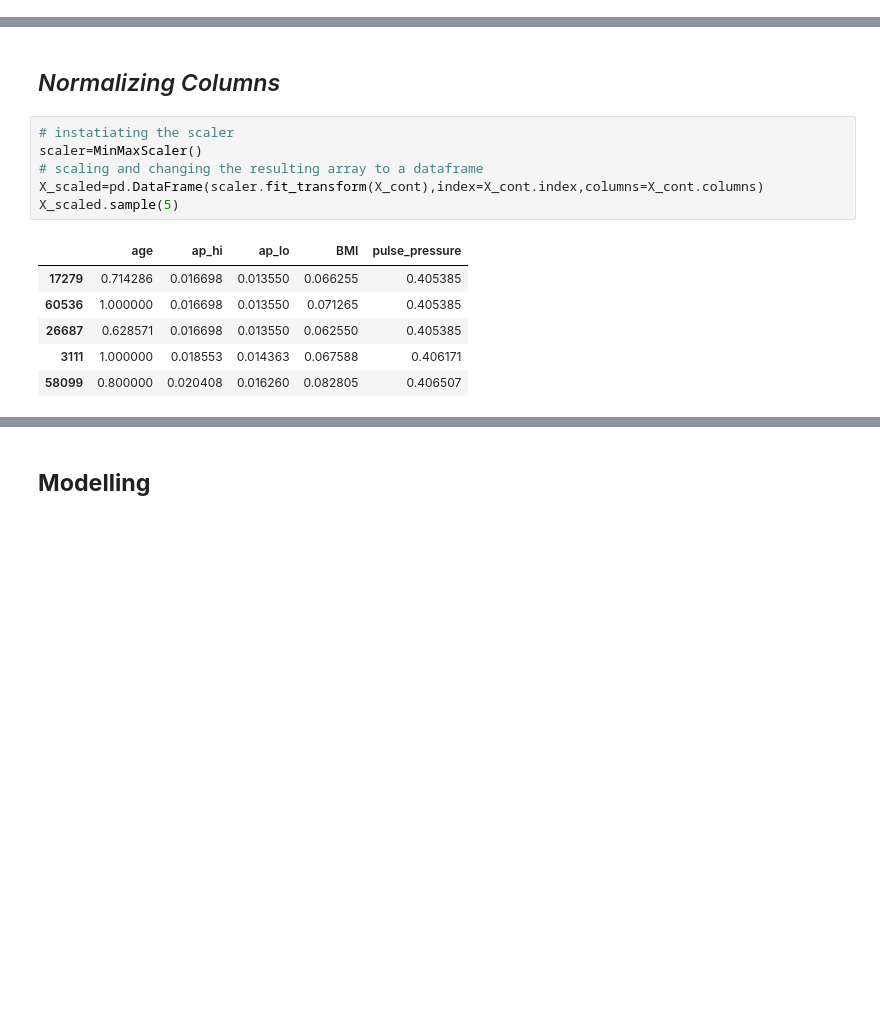
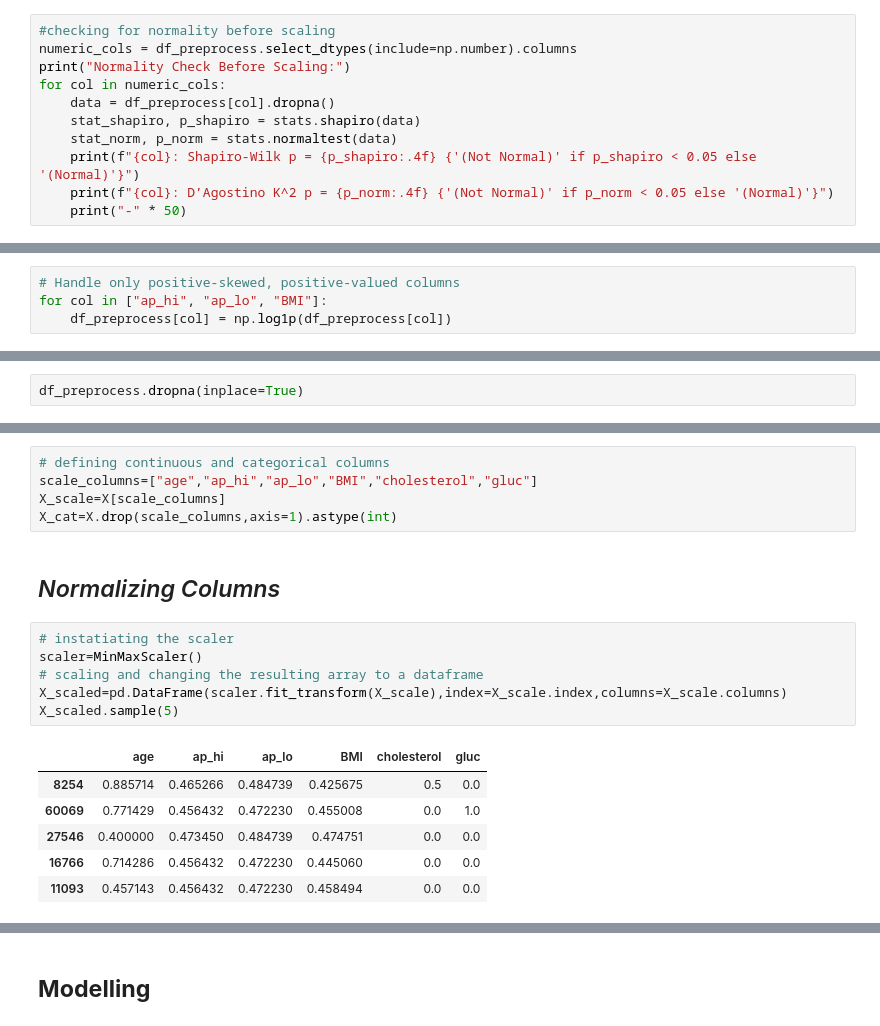
Before and after one commit to kev-analytic/Cardiovascular-Disease-Risk-Factor-Analysis, a Jupyter notebook: notebook.ipynb, the cells around one changed output, grey strips where cells are left out. Cells and saved outputs as stored; diff of their text form; blank space fills up the shorter version.

```diff
--- a/notebook.ipynb
+++ b/notebook.ipynb
@@ -582,0 +532,11 @@ X_cat=X.drop(cont_columns,axis=1).astype(int)
+# %%
+#checking for normality before scaling
+numeric_cols = df_preprocess.select_dtypes(include=np.number).columns
+print("Normality Check Before Scaling:")
+for col in numeric_cols:
+    data = df_preprocess[col].dropna()
+    stat_shapiro, p_shapiro = stats.shapiro(data)
+    stat_norm, p_norm = stats.normaltest(data)
+    print(f"{col}: Shapiro-Wilk p = {p_shapiro:.4f} {'(Not Normal)' if p_shapiro < 0.05 else '(Normal)'}")
+    print(f"{col}: D’Agostino K^2 p = {p_norm:.4f} {'(Not Normal)' if p_norm < 0.05 else '(Normal)'}")
+    print("-" * 50)
@@ -582,0 +580,4 @@ X_cat=X.drop(cont_columns,axis=1).astype(int)
+# %%
+# Handle only positive-skewed, positive-valued columns
+for col in ["ap_hi", "ap_lo", "BMI"]:
+    df_preprocess[col] = np.log1p(df_preprocess[col])
@@ -582,0 +601,2 @@ X_cat=X.drop(cont_columns,axis=1).astype(int)
+# %%
+df_preprocess.dropna(inplace=True)
@@ -583,18 +628,23 @@ X_cat=X.drop(cont_columns,axis=1).astype(int)
+# %%
+# defining continuous and categorical columns
+scale_columns=["age","ap_hi","ap_lo","BMI","cholesterol","gluc"]
+X_scale=X[scale_columns]
+X_cat=X.drop(scale_columns,axis=1).astype(int)
 # %% [markdown]
 ## *Normalizing Columns*
 # %%
 # instatiating the scaler
 scaler=MinMaxScaler()
 # scaling and changing the resulting array to a dataframe
-X_scaled=pd.DataFrame(scaler.fit_transform(X_cont),index=X_cont.index,columns=X_cont.columns)
+X_scaled=pd.DataFrame(scaler.fit_transform(X_scale),index=X_scale.index,columns=X_scale.columns)
 X_scaled.sample(5)
 # %% [output]
-|  | age | ap_hi | ap_lo | BMI | pulse_pressure |
-| 17279 | 0.714286 | 0.016698 | 0.013550 | 0.066255 | 0.405385 |
-| 60536 | 1.000000 | 0.016698 | 0.013550 | 0.071265 | 0.405385 |
-| 26687 | 0.628571 | 0.016698 | 0.013550 | 0.062550 | 0.405385 |
-| 3111 | 1.000000 | 0.018553 | 0.014363 | 0.067588 | 0.406171 |
-| 58099 | 0.800000 | 0.020408 | 0.016260 | 0.082805 | 0.406507 |
+|  | age | ap_hi | ap_lo | BMI | cholesterol | gluc |
+| 8254 | 0.885714 | 0.465266 | 0.484739 | 0.425675 | 0.5 | 0.0 |
+| 60069 | 0.771429 | 0.456432 | 0.472230 | 0.455008 | 0.0 | 1.0 |
+| 27546 | 0.400000 | 0.473450 | 0.484739 | 0.474751 | 0.0 | 0.0 |
+| 16766 | 0.714286 | 0.456432 | 0.472230 | 0.445060 | 0.0 | 0.0 |
+| 11093 | 0.457143 | 0.456432 | 0.472230 | 0.458494 | 0.0 | 0.0 |
 # %%
 # adding normalized columns to the rest of the columns
 X=pd.concat([X_scaled,X_cat],axis=1)
```
Also changed, not shown: parts of 63 cells of this notebook.
